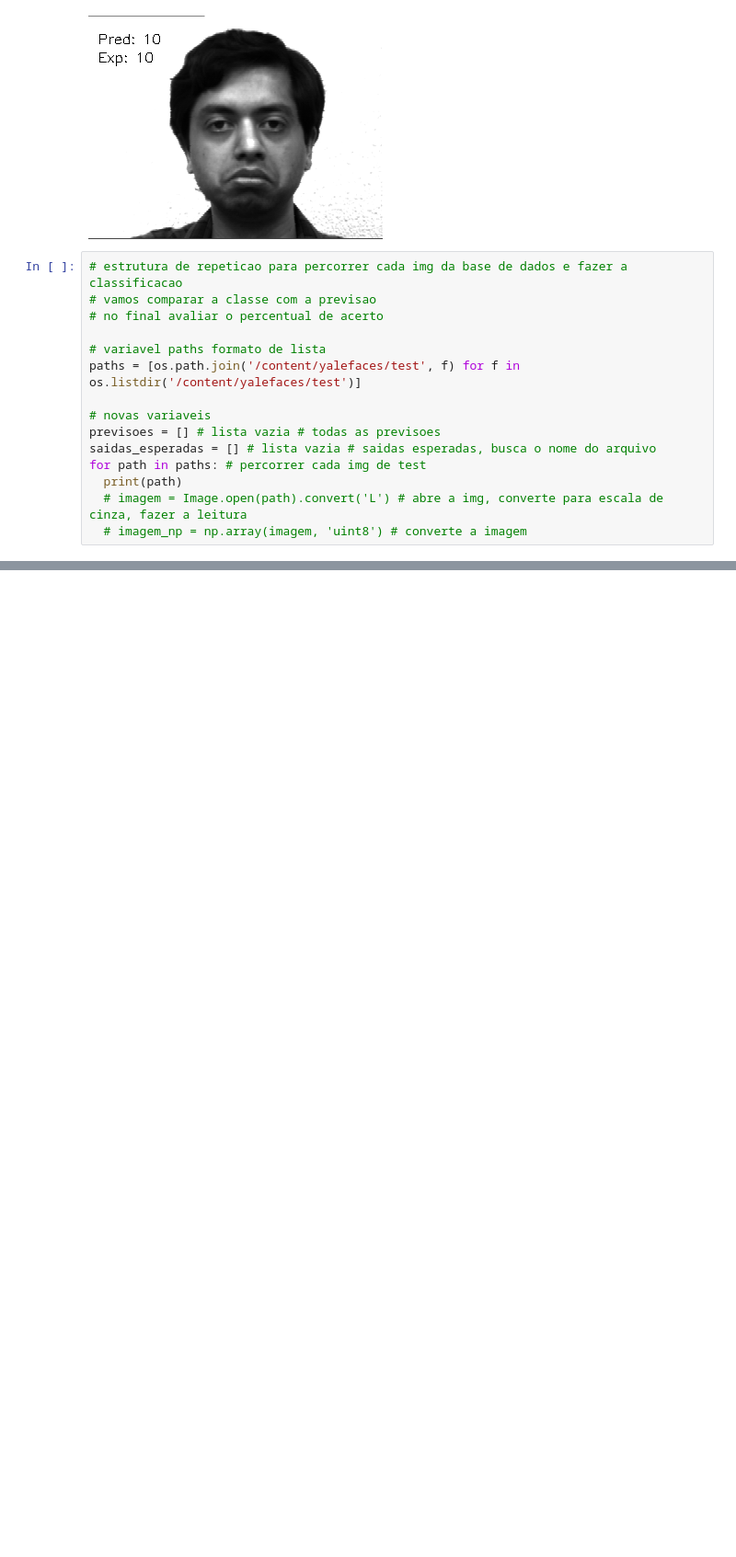
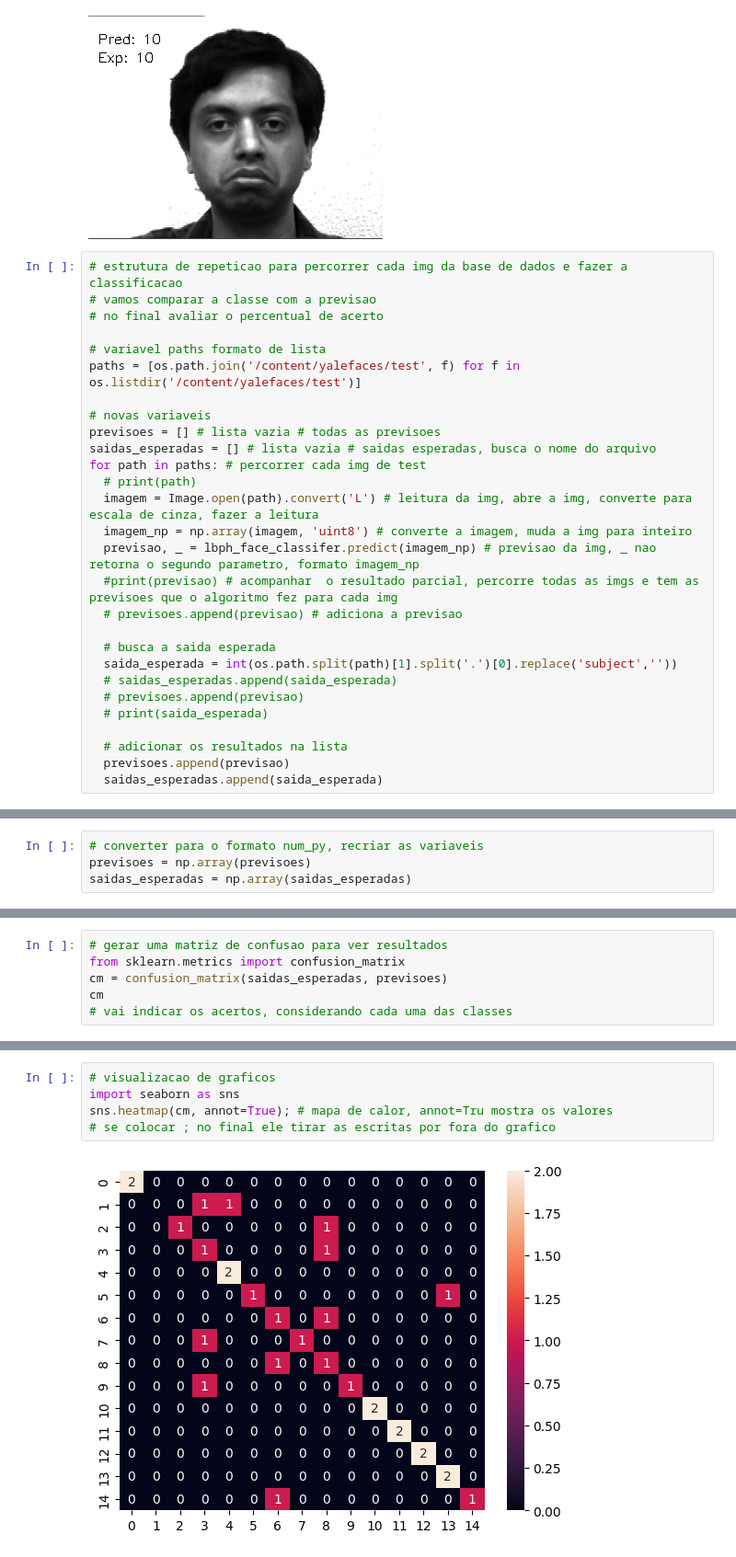
Before and after one commit to ludiemert/Detec_Haarcascade_OpenCV, a Jupyter notebook: 2_Rec_Face/1_Rec_Face/Rec_Face.ipynb, the cells around one changed output, grey strips where cells are left out. Shown: that part at 92% size. Saved outputs shown, nothing was run; the diff lists cells and outputs as text; blank space fills up the shorter version.

Commit message:
add img map the calor and codig

```diff
--- a/2_Rec_Face/1_Rec_Face/Rec_Face.ipynb
+++ b/2_Rec_Face/1_Rec_Face/Rec_Face.ipynb
@@ -224,6 +224,19 @@ paths = [os.path.join('/content/yalefaces/test', f) for f in os.listdir('/conten
 previsoes = [] # lista vazia # todas as previsoes
 saidas_esperadas = [] # lista vazia # saidas esperadas, busca o nome do arquivo
 for path in paths: # percorrer cada img de test
-  print(path)
-  # imagem = Image.open(path).convert('L') # abre a img, converte para escala de cinza, fazer a leitura
-  # imagem_np = np.array(imagem, 'uint8') # converte a imagem
+  # print(path)
+  imagem = Image.open(path).convert('L') # leitura da img, abre a img, converte para escala de cinza, fazer a leitura
+  imagem_np = np.array(imagem, 'uint8') # converte a imagem, muda a img para inteiro
+  previsao, _ = lbph_face_classifer.predict(imagem_np) # previsao da img, _ nao retorna o segundo parametro, formato imagem_np
+  #print(previsao) # acompanhar  o resultado parcial, percorre todas as imgs e tem as previsoes que o algoritmo fez para cada img
+  # previsoes.append(previsao) # adiciona a previsao
+
+  # busca a saida esperada
+  saida_esperada = int(os.path.split(path)[1].split('.')[0].replace('subject',''))
+  # saidas_esperadas.append(saida_esperada)
+  # previsoes.append(previsao)
+  # print(saida_esperada)
+
+  # adicionar os resultados na lista
+  previsoes.append(previsao)
+  saidas_esperadas.append(saida_esperada)
@@ -247,0 +248,4 @@ for path in paths: # percorrer cada img de test
+# %%
+# converter para o formato num_py, recriar as variaveis
+previsoes = np.array(previsoes)
+saidas_esperadas = np.array(saidas_esperadas)
@@ -247,0 +288,6 @@ for path in paths: # percorrer cada img de test
+# %%
+# gerar uma matriz de confusao para ver resultados
+from sklearn.metrics import confusion_matrix
+cm = confusion_matrix(saidas_esperadas, previsoes)
+cm
+# vai indicar os acertos, considerando cada uma das classes
@@ -247,0 +310,7 @@ for path in paths: # percorrer cada img de test
+# %%
+# visualizacao de graficos
+import seaborn as sns
+sns.heatmap(cm, annot=True); # mapa de calor, annot=Tru mostra os valores
+# se colocar ; no final ele tirar as escritas por fora do grafico
+# %% [output]
+[figure, added]
```
Also changed, not shown: parts of 10 cells of this notebook, 1 other file.
